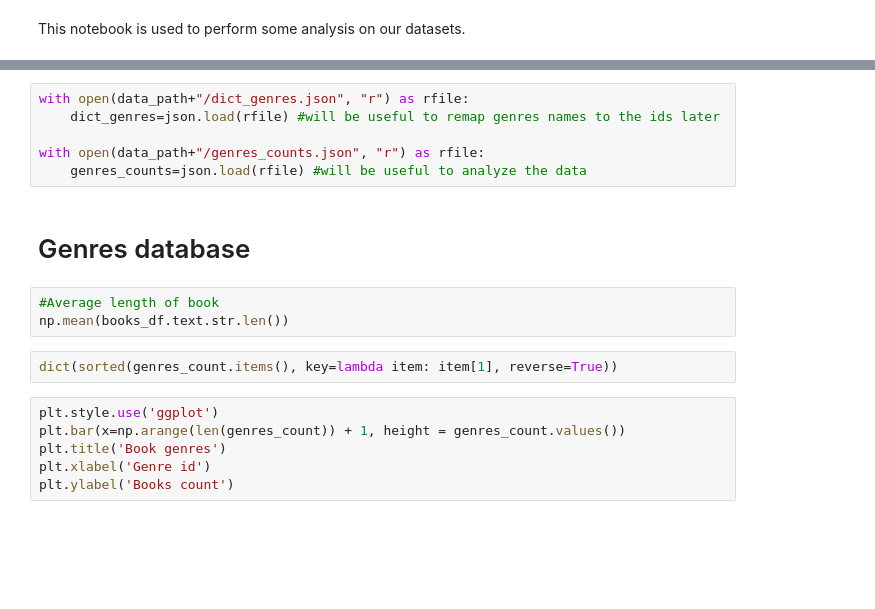
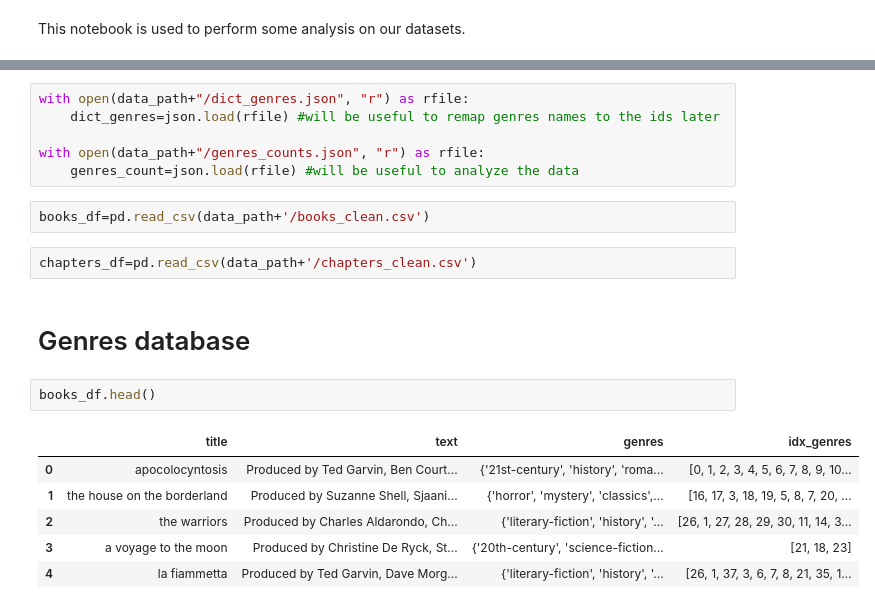
Before and after one commit to cleachataig/COMP550_FinalProject, a Jupyter notebook: data_analysis.ipynb, the cells around one changed output, grey strips where cells are left out. Drawn from its saved outputs; the diff is of its cells as text; blank space fills up the shorter version.

```diff
--- a/data_analysis.ipynb
+++ b/data_analysis.ipynb
@@ -15,17 +18,19 @@ with open(data_path+"/dict_genres.json", "r") as rfile:
     dict_genres=json.load(rfile) #will be useful to remap genres names to the ids later
 
 with open(data_path+"/genres_counts.json", "r") as rfile:
-    genres_counts=json.load(rfile) #will be useful to analyze the data
+    genres_count=json.load(rfile) #will be useful to analyze the data
+# %%
+books_df=pd.read_csv(data_path+'/books_clean.csv')
+# %%
+chapters_df=pd.read_csv(data_path+'/chapters_clean.csv')
 # %% [markdown]
 # Genres database
-# %%
-#Average length of book
-np.mean(books_df.text.str.len())
-# %%
-dict(sorted(genres_count.items(), key=lambda item: item[1], reverse=True))
-# %%
-plt.style.use('ggplot')
-plt.bar(x=np.arange(len(genres_count)) + 1, height = genres_count.values())
-plt.title('Book genres')
-plt.xlabel('Genre id')
-plt.ylabel('Books count')
+# %%
+books_df.head()
+# %% [output]
+|  | title | text | genres | idx_genres |
+| 0 | apocolocyntosis | Produced by Ted Garvin, Ben Court... | {'21st-century', 'history', 'roma... | [0, 1, 2, 3, 4, 5, 6, 7, 8, 9, 10... |
+| 1 | the house on the borderland | Produced by Suzanne Shell, Sjaani... | {'horror', 'mystery', 'classics',... | [16, 17, 3, 18, 19, 5, 8, 7, 20, ... |
+| 2 | the warriors | Produced by Charles Aldarondo, Ch... | {'literary-fiction', 'history', '... | [26, 1, 27, 28, 29, 30, 11, 14, 3... |
+| 3 | a voyage to the moon | Produced by Christine De Ryck, St... | {'20th-century', 'science-fiction... | [21, 18, 23] |
+| 4 | la fiammetta | Produced by Ted Garvin, Dave Morg... | {'literary-fiction', 'history', '... | [26, 1, 37, 3, 6, 7, 8, 21, 35, 1... |
```
Also changed, not shown: parts of 9 cells of this notebook, 3 other files.
